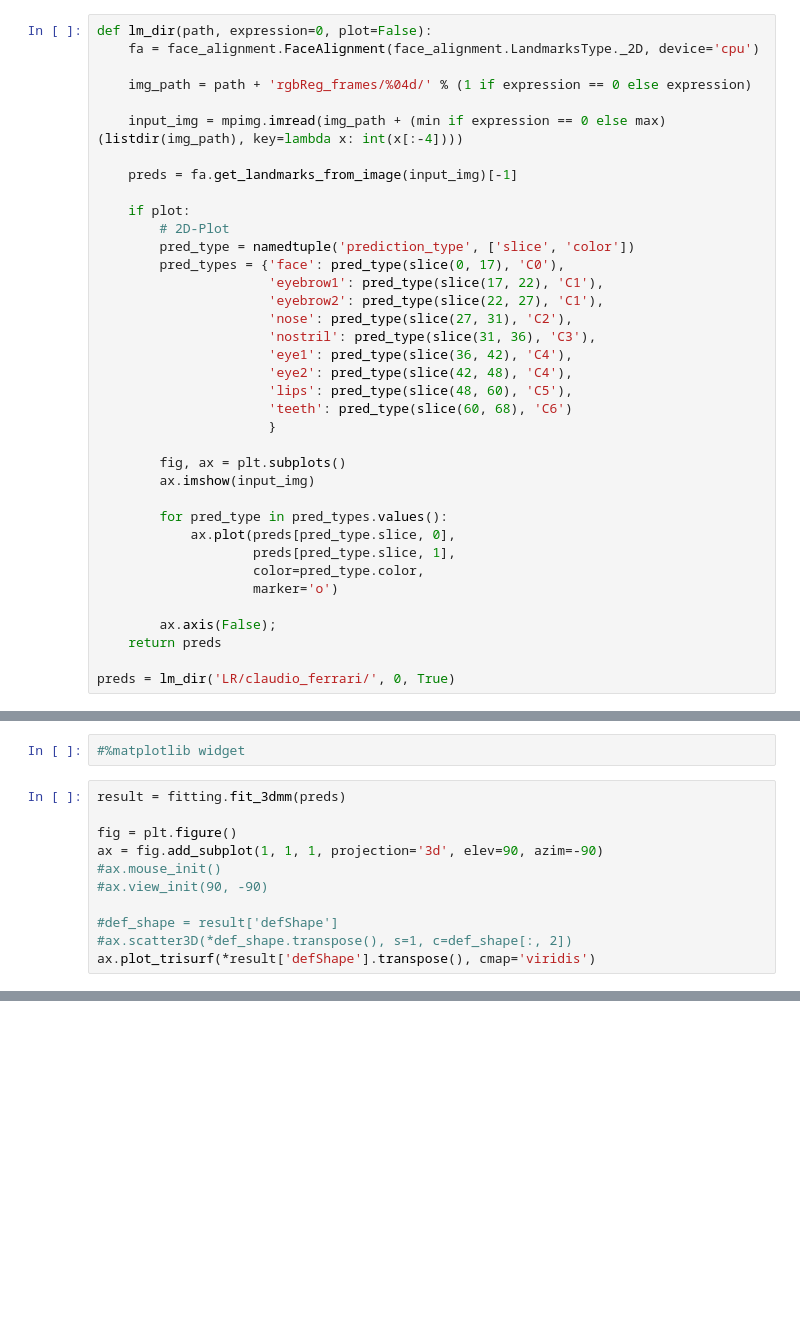
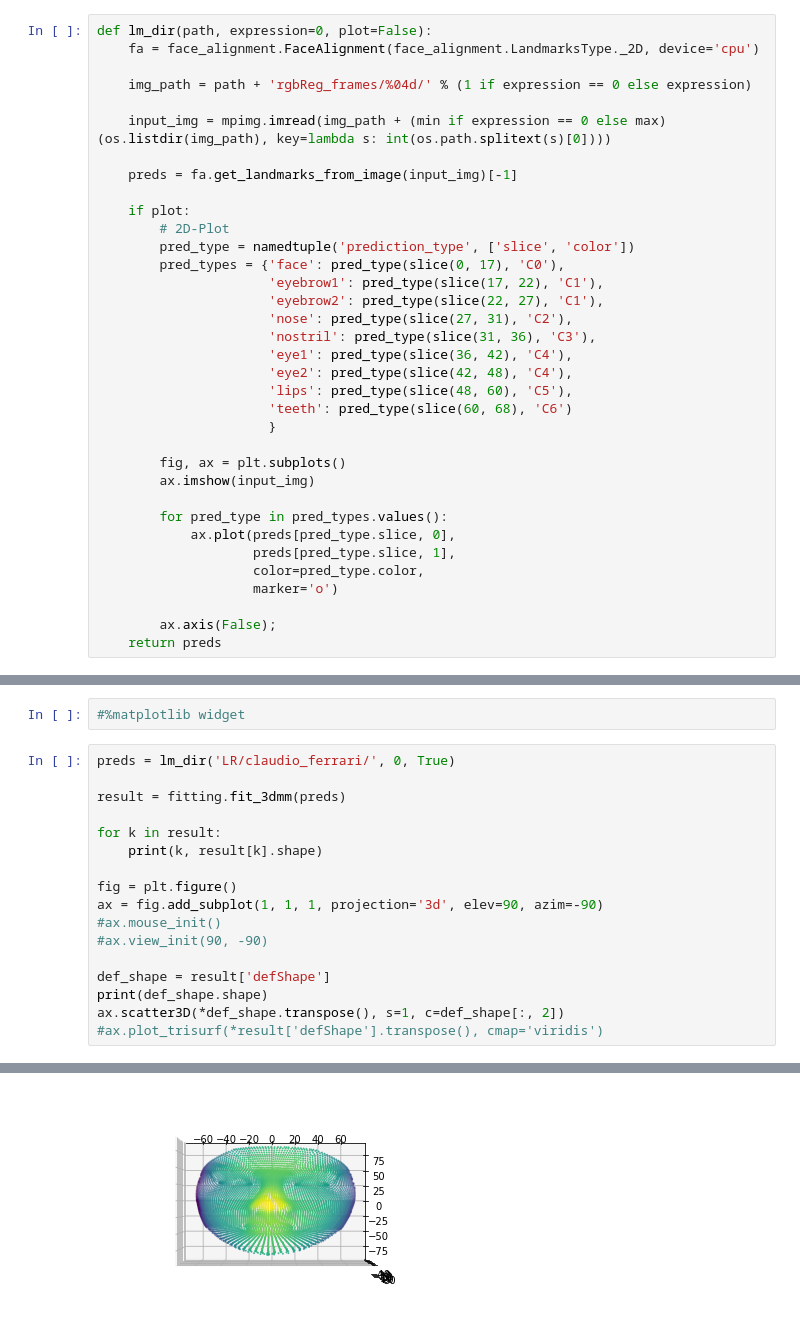
Before and after one commit to lucabindini/bidimensional-face-morph, a Jupyter notebook: main.ipynb, the cells around one changed output, grey strips where cells are left out. Saved outputs shown, nothing was run; the diff lists cells and outputs as text; blank space fills up the shorter version.

```diff
--- a/main.ipynb
+++ b/main.ipynb
@@ -23,7 +23,7 @@ def lm_dir(path, expression=0, plot=False):
 
     img_path = path + 'rgbReg_frames/%04d/' % (1 if expression == 0 else expression)
 
-    input_img = mpimg.imread(img_path + (min if expression == 0 else max)(listdir(img_path), key=lambda x: int(x[:-4])))
+    input_img = mpimg.imread(img_path + (min if expression == 0 else max)(os.listdir(img_path), key=lambda s: int(os.path.splitext(s)[0])))
 
     preds = fa.get_landmarks_from_image(input_img)[-1]
 
@@ -52,5 +52,3 @@ def lm_dir(path, expression=0, plot=False):
 
         ax.axis(False);
     return preds
-
-preds = lm_dir('LR/claudio_ferrari/', 0, True)
@@ -92,13 +59,20 @@ ax.axis(False);
 # %%
 #%matplotlib widget
 # %%
+preds = lm_dir('LR/claudio_ferrari/', 0, True)
+
 result = fitting.fit_3dmm(preds)
+
+for k in result:
+    print(k, result[k].shape)
 
 fig = plt.figure()
 ax = fig.add_subplot(1, 1, 1, projection='3d', elev=90, azim=-90)
 #ax.mouse_init()
 #ax.view_init(90, -90)
 
-#def_shape = result['defShape']
-#ax.scatter3D(*def_shape.transpose(), s=1, c=def_shape[:, 2])
-ax.plot_trisurf(*result['defShape'].transpose(), cmap='viridis')
+def_shape = result['defShape']
+print(def_shape.shape)
+ax.scatter3D(*def_shape.transpose(), s=1, c=def_shape[:, 2])
+#ax.plot_trisurf(*result['defShape'].transpose(), cmap='viridis')
+# %% [output]
@@ -104,0 +92 @@ ax.plot_trisurf(*result['defShape'].transpose(), cmap='viridis')
+[figure, added]
```
Also changed, not shown: parts of 8 cells of this notebook, 2 other files.
